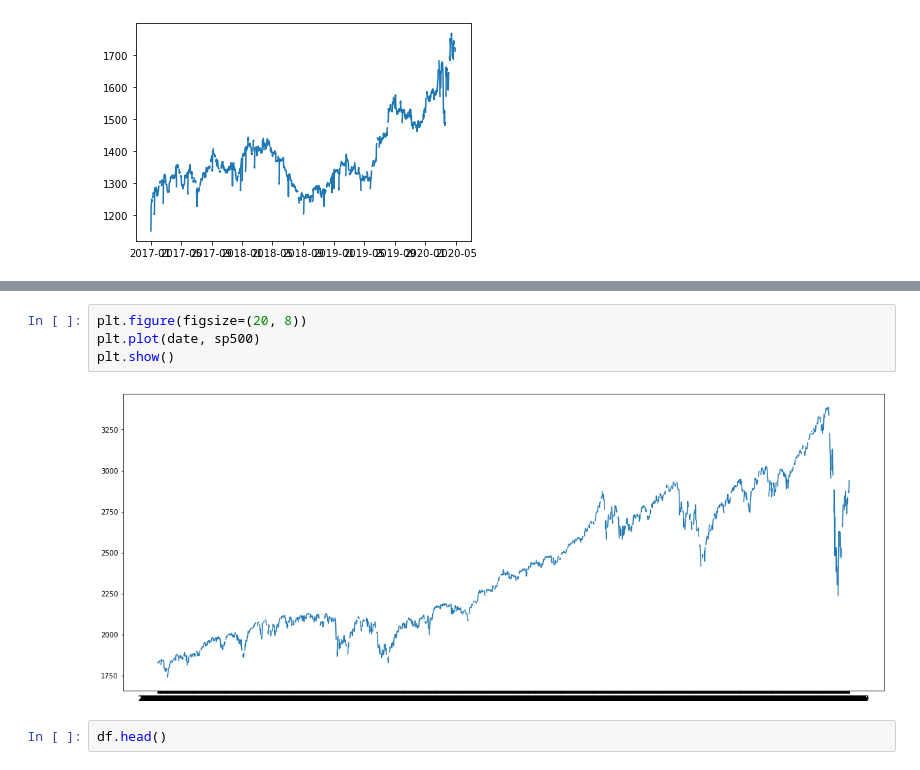
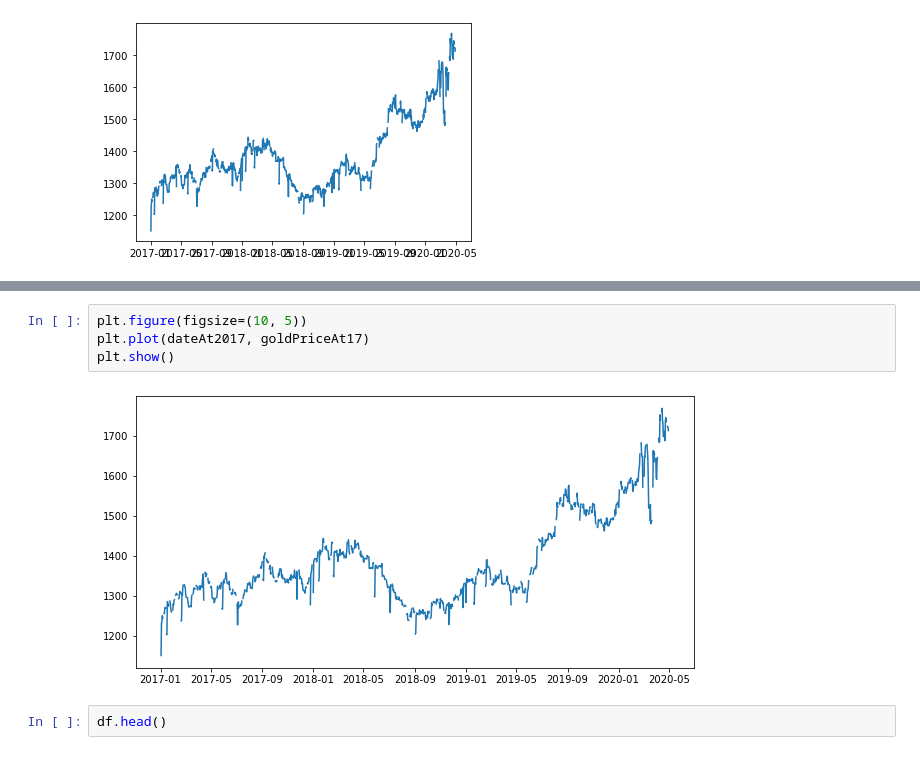
Before and after one commit to inspired-consulting/python_samples, a Jupyter notebook: Bitcoin_Dataset_begin.ipynb, the cells around one changed output, grey strips where cells are left out. Saved outputs shown, nothing was run; the diff lists cells and outputs as text.

```diff
--- a/Bitcoin_Dataset_begin.ipynb
+++ b/Bitcoin_Dataset_begin.ipynb
@@ -108,9 +119,9 @@ plt.show()
-# %%
-plt.figure(figsize=(20, 8))
-plt.plot(date, sp500)
-plt.show()
-# %% [output]
-[figure, removed]
+# %%
+plt.figure(figsize=(10, 5))
+plt.plot(dateAt2017, goldPriceAt17)
+plt.show()
+# %% [output]
+[figure, added]
 # %%
 df.head()
 # %% [output]
```
Also changed, not shown: parts of 12 cells of this notebook.
